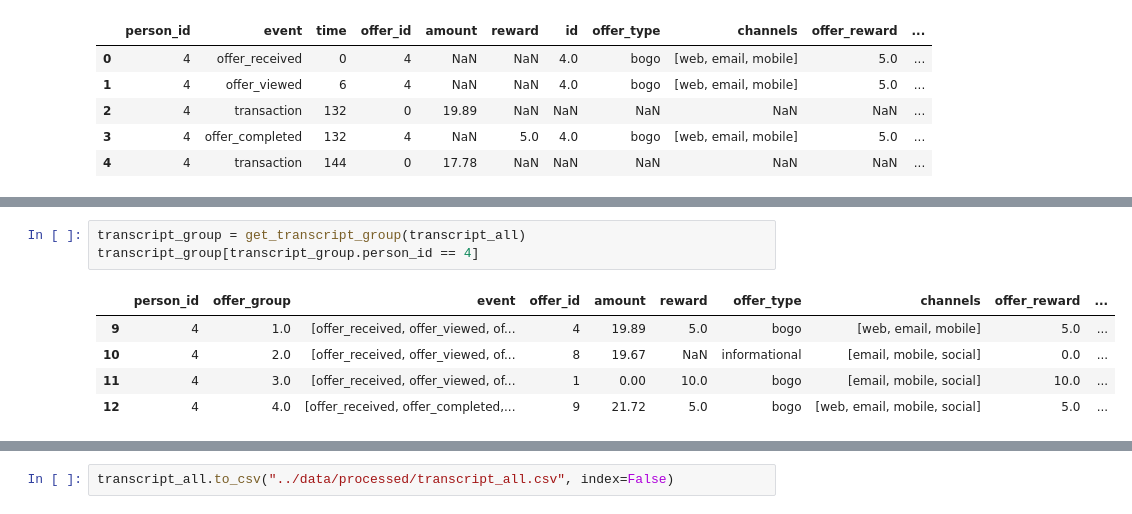
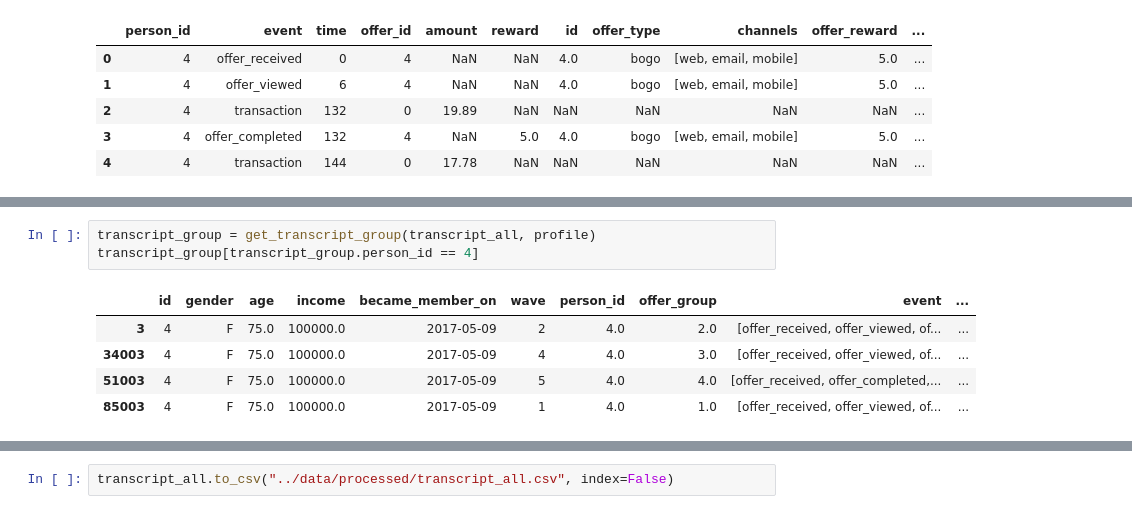
Before and after one commit to netxph/sb-capstone, a Jupyter notebook: notebooks/04 - Data Preparation.ipynb, the cells around one changed output, grey strips where cells are left out. Cells and saved outputs as stored; diff of their text form.

```diff
--- a/notebooks/04 - Data Preparation.ipynb
+++ b/notebooks/04 - Data Preparation.ipynb
@@ -146,10 +146,10 @@ transcript_all[transcript_all.person_id == 4]
 # %%
-transcript_group = get_transcript_group(transcript_all)
+transcript_group = get_transcript_group(transcript_all, profile)
 transcript_group[transcript_group.person_id == 4]
 # %% [output]
-|  | person_id | offer_group | event | offer_id | amount | reward | offer_type | channels | offer_reward | ... |
-| 9 | 4 | 1.0 | [offer_received, offer_viewed, of... | 4 | 19.89 | 5.0 | bogo | [web, email, mobile] | 5.0 | ... |
-| 10 | 4 | 2.0 | [offer_received, offer_viewed, of... | 8 | 19.67 | NaN | informational | [email, mobile, social] | 0.0 | ... |
-| 11 | 4 | 3.0 | [offer_received, offer_viewed, of... | 1 | 0.00 | 10.0 | bogo | [email, mobile, social] | 10.0 | ... |
-| 12 | 4 | 4.0 | [offer_received, offer_completed,... | 9 | 21.72 | 5.0 | bogo | [web, email, mobile, social] | 5.0 | ... |
+|  | id | gender | age | income | became_member_on | wave | person_id | offer_group | event | ... |
+| 3 | 4 | F | 75.0 | 100000.0 | 2017-05-09 | 2 | 4.0 | 2.0 | [offer_received, offer_viewed, of... | ... |
+| 34003 | 4 | F | 75.0 | 100000.0 | 2017-05-09 | 4 | 4.0 | 3.0 | [offer_received, offer_viewed, of... | ... |
+| 51003 | 4 | F | 75.0 | 100000.0 | 2017-05-09 | 5 | 4.0 | 4.0 | [offer_received, offer_completed,... | ... |
+| 85003 | 4 | F | 75.0 | 100000.0 | 2017-05-09 | 1 | 4.0 | 1.0 | [offer_received, offer_viewed, of... | ... |
 # %%
```
Also changed, not shown: parts of 2 cells of this notebook, 3 other files.
